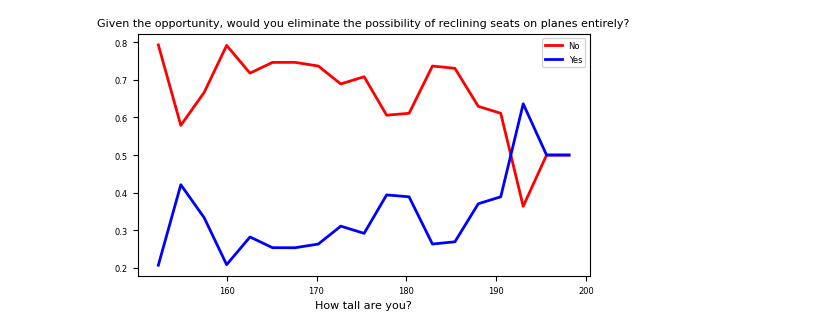
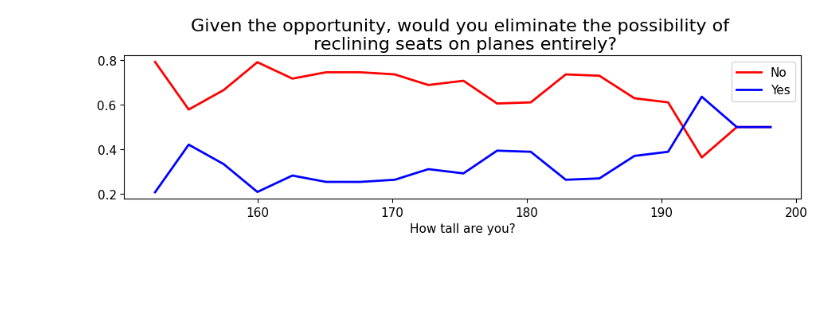
Before and after one commit to mloenker/flying-etiquette-data-lit, a Jupyter notebook: exp/hypotheses/hypotheses_3.ipynb, the cells around one changed output. Cells and saved outputs as stored; diff of their text form; code cells hidden in the pictures; blank space fills up the shorter version.

Commit message:
changed font size

```diff
--- a/exp/hypotheses/hypotheses_3.ipynb
+++ b/exp/hypotheses/hypotheses_3.ipynb
@@ -12,39 +12,39 @@ PATH_CODED_CSV = '../../data/coded.csv'
 
 import matplotlib.pyplot as plt
 from tueplots import bundles
 
 
 condition = 'How tall are you?'
 event = "Given the opportunity, would you eliminate the possibility of reclining seats on planes entirely?"
 
 
 df  = pd.read_csv(PATH_CODED_CSV)
 
 probabilities = df.groupby(condition)[event].value_counts(normalize=True).unstack()
 
 probabilities.plot(kind='line', stacked=False, color=['#ff0000', '#0000ff'], linewidth=2)
 plt.rcParams.update(bundles.icml2022(column='half', nrows=1, ncols=1, usetex=False))
 plt.rcParams.update({
     'text.usetex': False,
     'font.family': 'serif',
     'text.latex.preamble': '\\usepackage{times} ',
-    'figure.figsize': (3.25*1.5, 2.0086104634371584*1.5),
+    'figure.figsize': (3.25*2.77, 2.0086104634371584*1.4),
     'figure.constrained_layout.use': True,
     'figure.autolayout': False,
     'savefig.bbox': 'tight',
     'savefig.pad_inches': 0.015,
-    'font.size': 8,
-    'axes.labelsize': 8,
-    'legend.fontsize': 6,
-    'xtick.labelsize': 6,
-    'ytick.labelsize': 6,
-    'axes.titlesize': 8
+    'font.size': 11+5,
+    'axes.labelsize': 8+3,
+    'legend.fontsize': 8+3,
+    'xtick.labelsize': 8+3,
+    'ytick.labelsize': 8+3,
+    'axes.titlesize': 11+5
 })
 
 # Move legend outside the plot
 
 plt.legend(loc='upper right', labels=['No','Yes'])
-plt.title(event)
+plt.title("Given the opportunity, would you eliminate the possibility of \n reclining seats on planes entirely?")
 plt.show()
 # %% [output]
-[figure, old version]
+[figure, new version]
```
Also changed, not shown: 5 other files.
